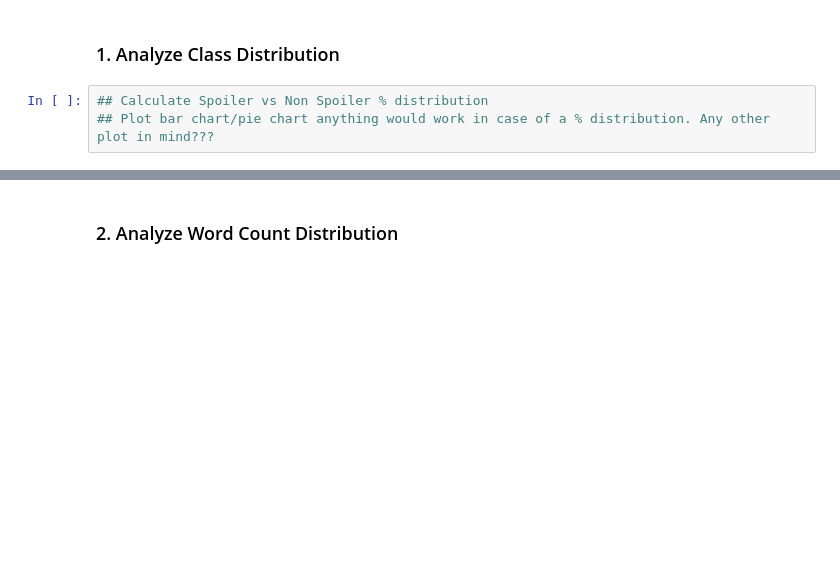
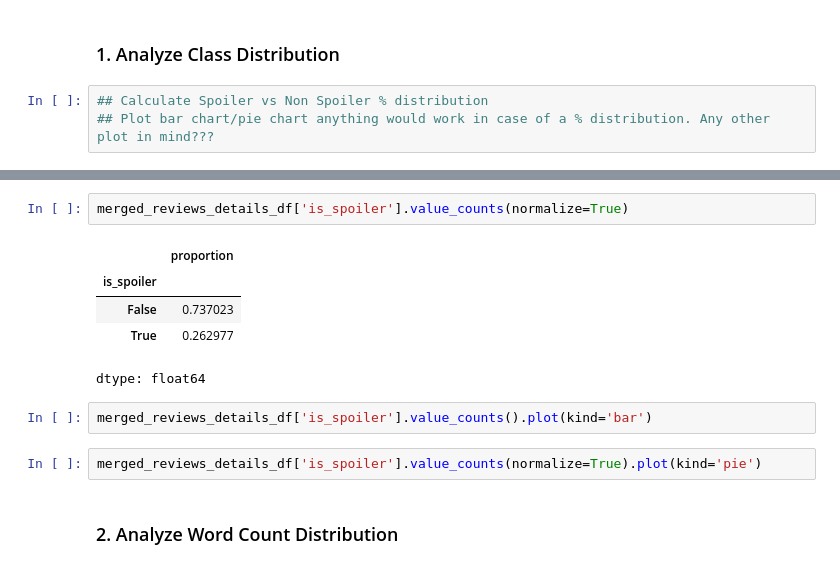
Before and after one commit to umeshrawat/AI_Math_Vedas, a Jupyter notebook: Spoiler_Shield_Solution_Template.ipynb, the cells around one changed output, grey strips where cells are left out. Cells and saved outputs as stored; diff of their text form; blank space fills up the shorter version.

```diff
--- a/Spoiler_Shield_Solution_Template.ipynb
+++ b/Spoiler_Shield_Solution_Template.ipynb
@@ -247,3 +254,15 @@ Some of the EDA steps can be-
+# %%
+merged_reviews_details_df['is_spoiler'].value_counts(normalize=True)
+# %% [output]
+|  | proportion |
+| is_spoiler |  |
+| False | 0.737023 |
+| True | 0.262977 |
+dtype: float64
+# %%
+merged_reviews_details_df['is_spoiler'].value_counts().plot(kind='bar')
+# %%
+merged_reviews_details_df['is_spoiler'].value_counts(normalize=True).plot(kind='pie')
 # %% [markdown]
 ### 2. Analyze Word Count Distribution
 # %%
```
Also changed, not shown: parts of 1 cell of this notebook.
